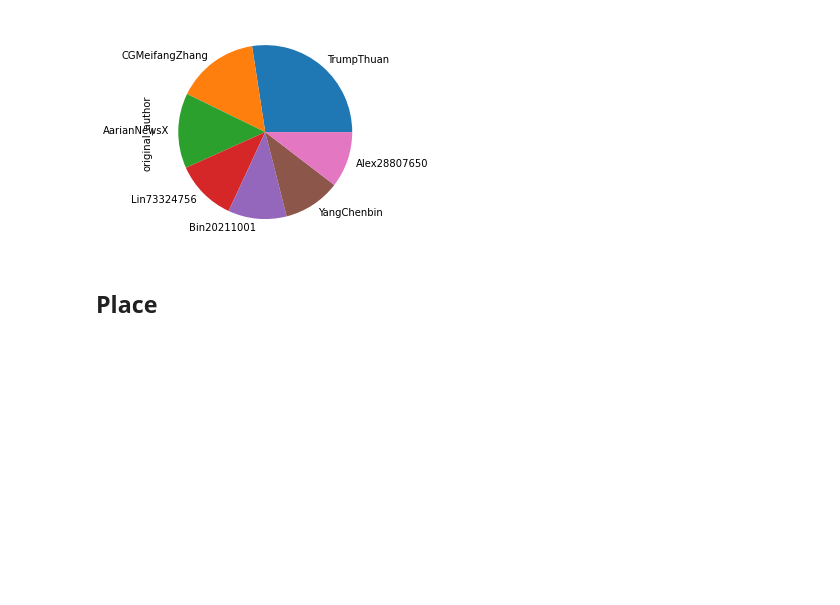
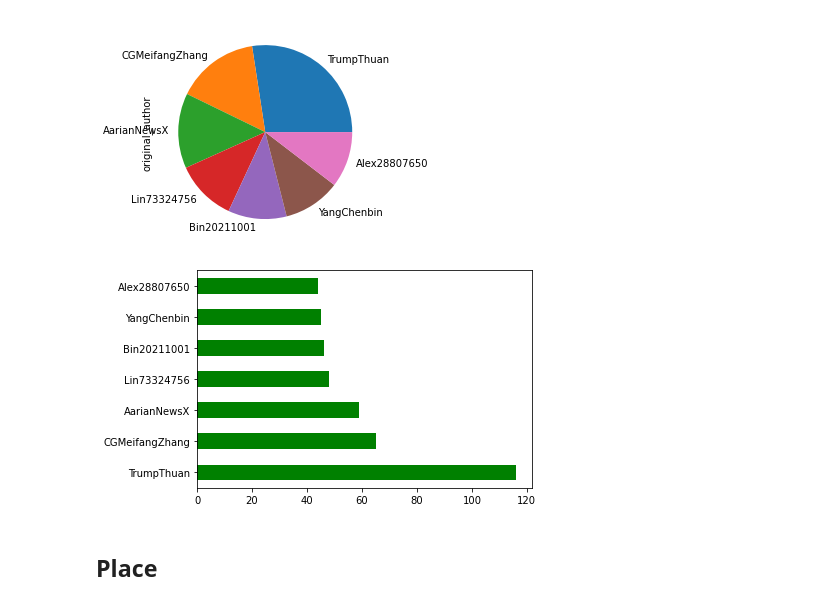
Before and after one commit to zelalemshiferaw/Twitter-Data-Analysis, a Jupyter notebook: Notebooks/data_preprocessing_and_data_exploration.ipynb, the cells around one changed output. Cells and saved outputs as stored; diff of their text form; code cells hidden in the pictures; blank space fills up the shorter version.

Commit message:
graphically depicting using barh plot

```diff
--- a/Notebooks/data_preprocessing_and_data_exploration.ipynb
+++ b/Notebooks/data_preprocessing_and_data_exploration.ipynb
@@ -310,6 +310,10 @@ Name: original_author, Length: 13433, dtype: int64
 tweets_df.original_author.value_counts().head(7).plot(kind="pie");
 # %% [output]
 [figure]
+# %%
+tweets_df.original_author.value_counts().head(7).plot(kind="barh",color='green');
+# %% [output]
+[figure, added]
 # %% [markdown]
 ## Place
 # %%
```
Also changed, not shown: parts of 5 cells of this notebook.
